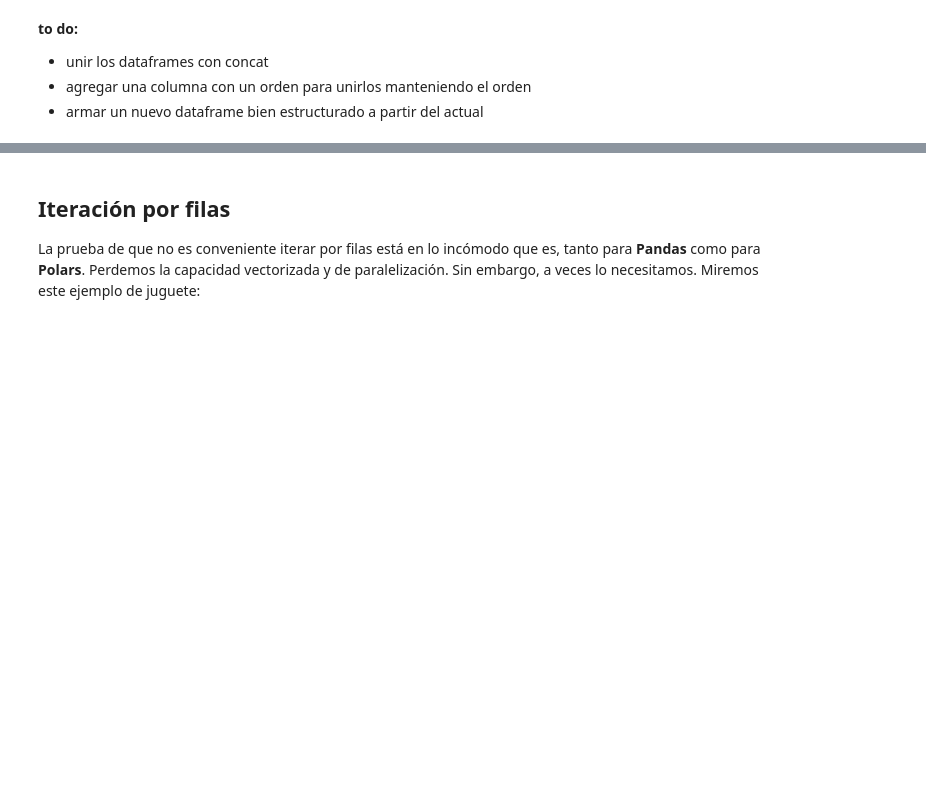
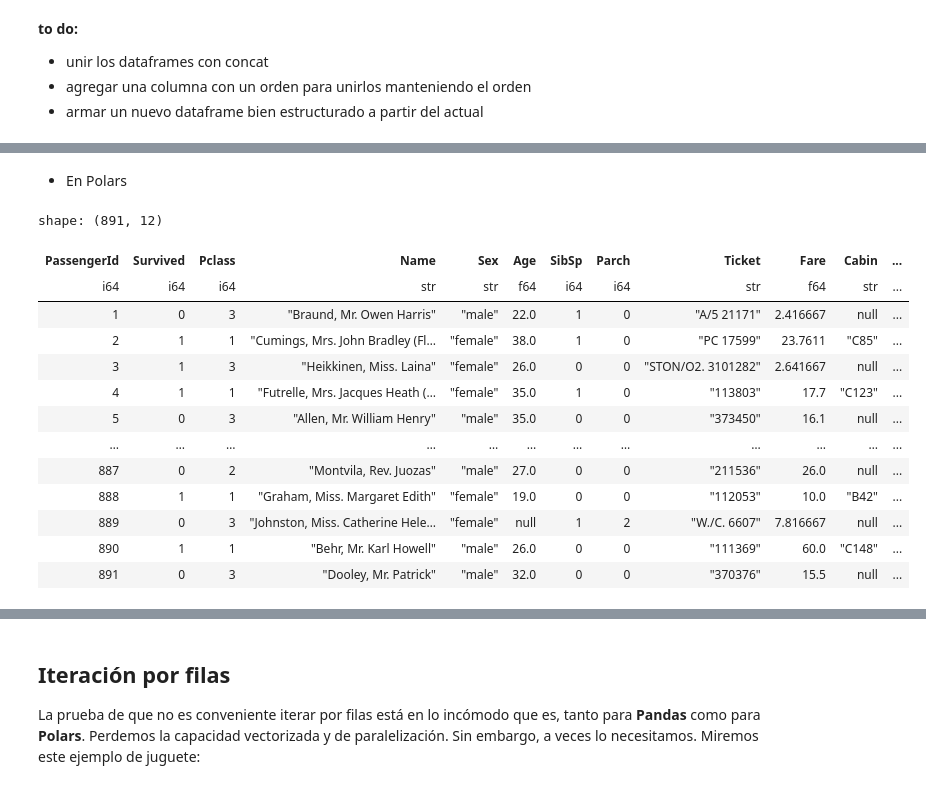
Before and after one commit to emilopez/howtos, a Jupyter notebook: polars-howto.ipynb, the cells around one changed output, grey strips where cells are left out. Cells and saved outputs as stored; diff of their text form; code cells hidden in the pictures; blank space fills up the shorter version.

Commit message:
add: polars when.then.otherwise

```diff
--- a/polars-howto.ipynb
+++ b/polars-howto.ipynb
@@ -363,0 +368,4 @@ shape: (47, 13)
+# %%
+titanic_pan = pd.read_csv("data/dataset_04/titanic.csv")
+titanic_pol = pl.read_csv("data/dataset_04/titanic.csv")
+titanic_pan.head()
@@ -363,0 +403,25 @@ shape: (47, 13)
+# %% [markdown]
+- En Polars
+# %%
+mask_pol = (pl.col("Sex") == "male") & (pl.col("Age") > 25)
+
+titanic_pol = titanic_pol.with_columns(
+    pl.when(mask_pol).then(pl.col("Fare")*2).otherwise(pl.col("Fare")/3).alias("Fare")
+)
+# %%
+titanic_pol
+# %% [output]
+shape: (891, 12)
+| PassengerId | Survived | Pclass | Name | Sex | Age | SibSp | Parch | Ticket | Fare | Cabin | ... |
+| i64 | i64 | i64 | str | str | f64 | i64 | i64 | str | f64 | str | ... |
+| 1 | 0 | 3 | "Braund, Mr. Owen Harris" | "male" | 22.0 | 1 | 0 | "A/5 21171" | 2.416667 | null | ... |
+| 2 | 1 | 1 | "Cumings, Mrs. John Bradley (Fl… | "female" | 38.0 | 1 | 0 | "PC 17599" | 23.7611 | "C85" | ... |
+| 3 | 1 | 3 | "Heikkinen, Miss. Laina" | "female" | 26.0 | 0 | 0 | "STON/O2. 3101282" | 2.641667 | null | ... |
+| 4 | 1 | 1 | "Futrelle, Mrs. Jacques Heath (… | "female" | 35.0 | 1 | 0 | "113803" | 17.7 | "C123" | ... |
+| 5 | 0 | 3 | "Allen, Mr. William Henry" | "male" | 35.0 | 0 | 0 | "373450" | 16.1 | null | ... |
+| … | … | … | … | … | … | … | … | … | … | … | ... |
+| 887 | 0 | 2 | "Montvila, Rev. Juozas" | "male" | 27.0 | 0 | 0 | "211536" | 26.0 | null | ... |
+| 888 | 1 | 1 | "Graham, Miss. Margaret Edith" | "female" | 19.0 | 0 | 0 | "112053" | 10.0 | "B42" | ... |
+| 889 | 0 | 3 | "Johnston, Miss. Catherine Hele… | "female" | null | 1 | 2 | "W./C. 6607" | 7.816667 | null | ... |
+| 890 | 1 | 1 | "Behr, Mr. Karl Howell" | "male" | 26.0 | 0 | 0 | "111369" | 60.0 | "C148" | ... |
+| 891 | 0 | 3 | "Dooley, Mr. Patrick" | "male" | 32.0 | 0 | 0 | "370376" | 15.5 | null | ... |
```
Also changed, not shown: parts of 9 cells of this notebook.
